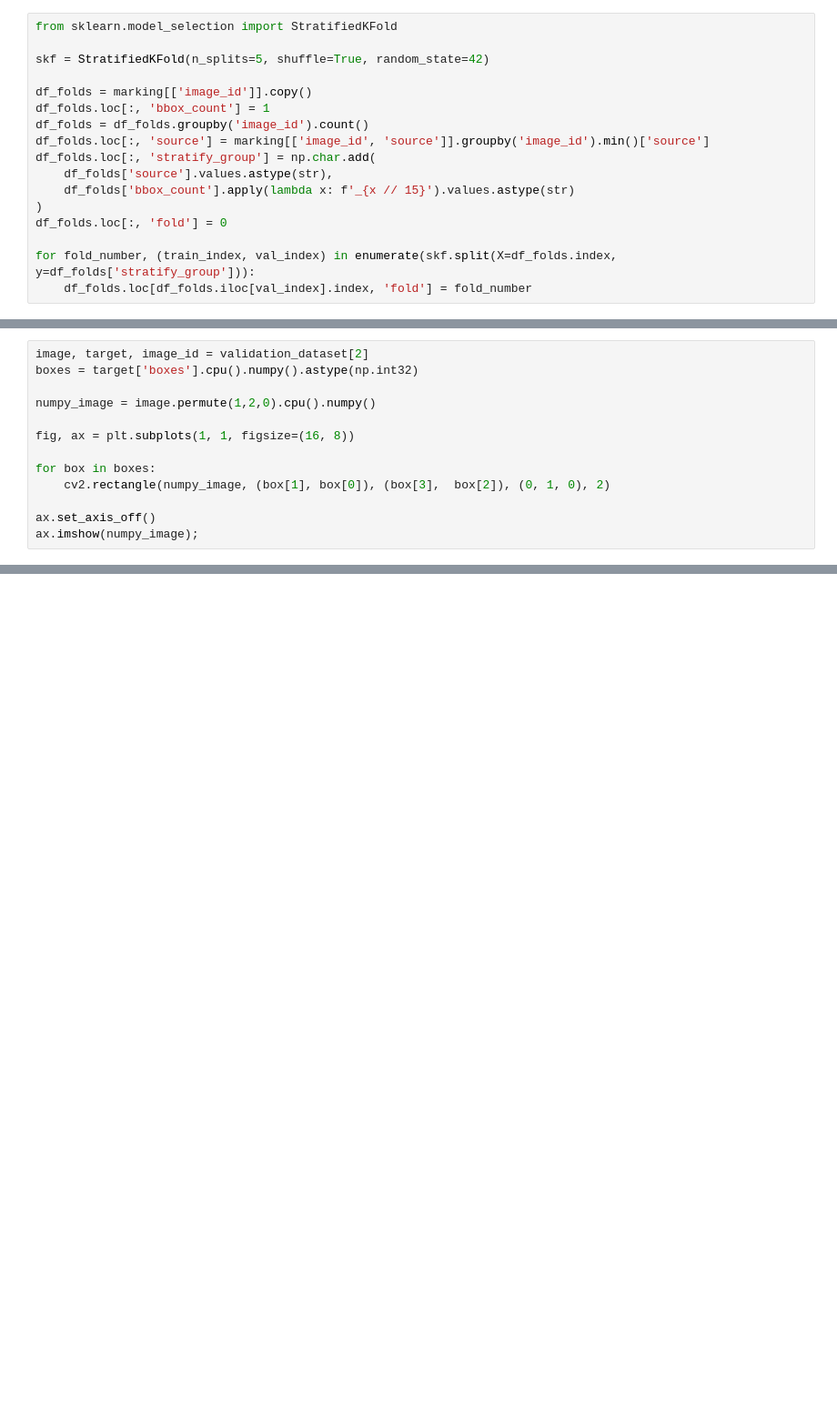
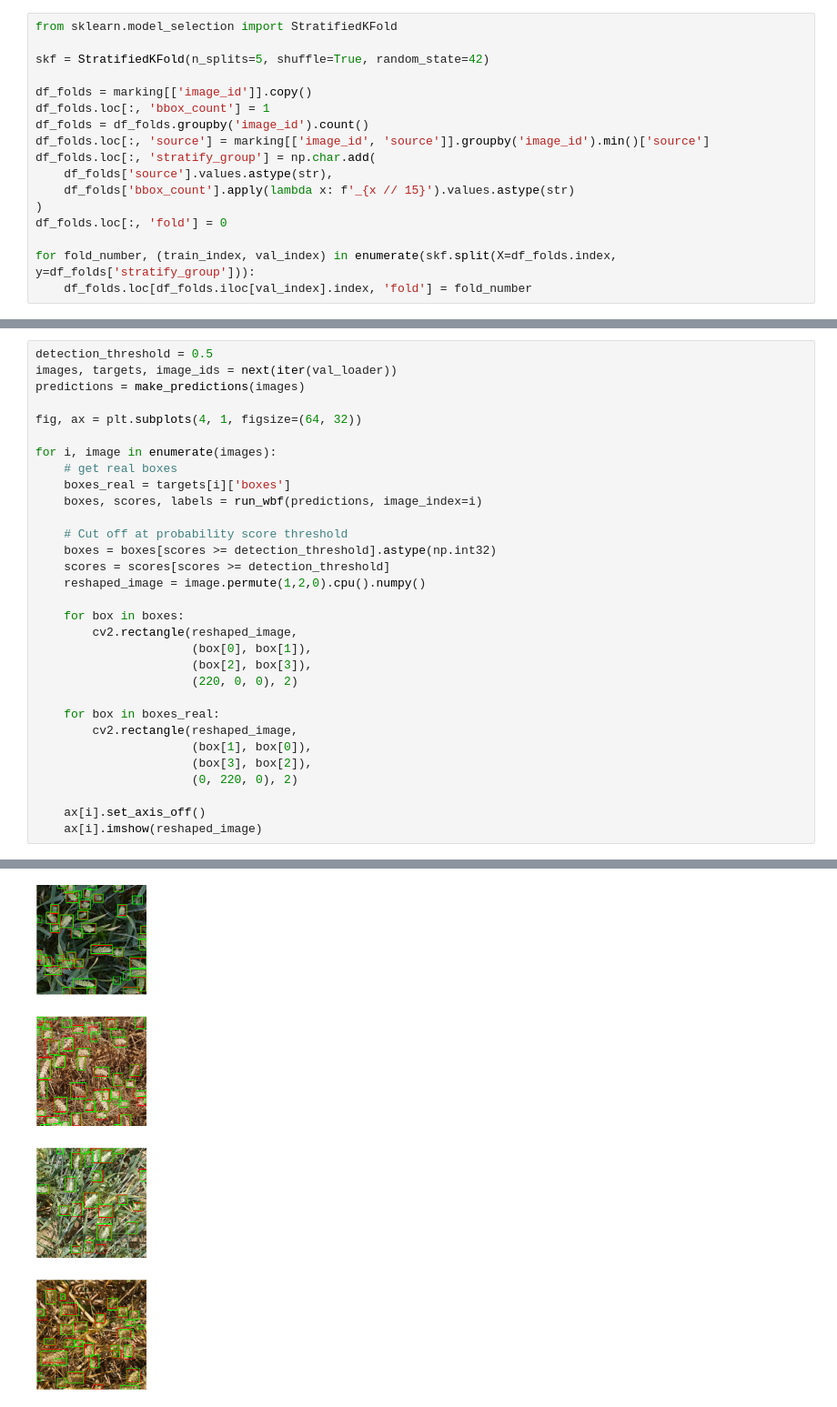
Before and after one commit to justinxu421/wheat_whacker, a Jupyter notebook: inference-efficientdet.ipynb, the cells around one changed output, grey strips where cells are left out. Shown at 91% size. Drawn from its saved outputs; the diff is of its cells as text; blank space fills up the shorter version.

```diff
--- a/inference-efficientdet.ipynb
+++ b/inference-efficientdet.ipynb
@@ -387,13 +343,0 @@ validation_dataset = DatasetRetriever(
-# %%
-image, target, image_id = validation_dataset[2]
-boxes = target['boxes'].cpu().numpy().astype(np.int32)
-
-numpy_image = image.permute(1,2,0).cpu().numpy()
-
-fig, ax = plt.subplots(1, 1, figsize=(16, 8))
-
-for box in boxes:
-    cv2.rectangle(numpy_image, (box[1], box[0]), (box[3],  box[2]), (0, 1, 0), 2)
-
-ax.set_axis_off()
-ax.imshow(numpy_image);
@@ -401,0 +346,32 @@ ax.imshow(numpy_image);
+# %%
+detection_threshold = 0.5
+images, targets, image_ids = next(iter(val_loader))
+predictions = make_predictions(images)
+
+fig, ax = plt.subplots(4, 1, figsize=(64, 32))
+
+for i, image in enumerate(images):
+    # get real boxes
+    boxes_real = targets[i]['boxes']
+    boxes, scores, labels = run_wbf(predictions, image_index=i)
+
+    # Cut off at probability score threshold
+    boxes = boxes[scores >= detection_threshold].astype(np.int32)
+    scores = scores[scores >= detection_threshold]
+    reshaped_image = image.permute(1,2,0).cpu().numpy()
+
+    for box in boxes:
+        cv2.rectangle(reshaped_image,
+                      (box[0], box[1]),
+                      (box[2], box[3]),
+                      (220, 0, 0), 2)
+
+    for box in boxes_real:
+        cv2.rectangle(reshaped_image,
+                      (box[1], box[0]),
+                      (box[3], box[2]),
+                      (0, 220, 0), 2)
+
+    ax[i].set_axis_off()
+    ax[i].imshow(reshaped_image)
+# %% [output]
@@ -401,0 +382 @@ ax.imshow(numpy_image);
+[figure, added]
```
Also changed, not shown: parts of 11 cells of this notebook, 3 other files.
